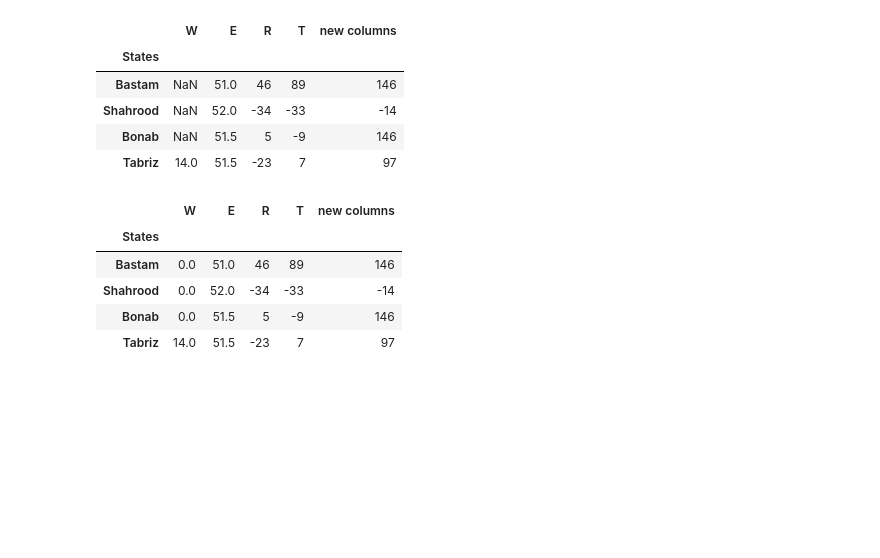
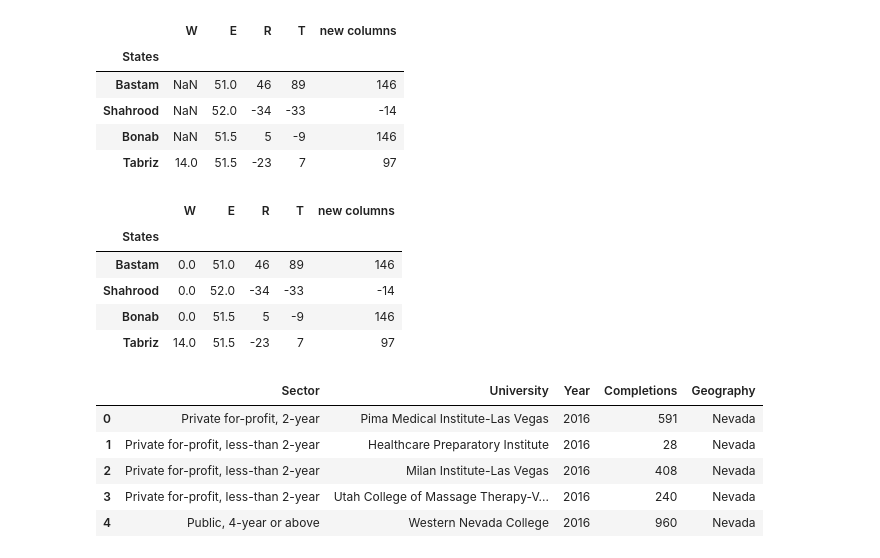
Before and after one commit to YasinRezvani/Python_Learning_Practice_Notebooks, a Jupyter notebook: Exercise Notebooks/Playing_With_Pandas_Library.ipynb, the cells around one changed output. Saved outputs shown, nothing was run; the diff lists cells and outputs as text; code cells hidden in the pictures; blank space fills up the shorter version.

```diff
--- a/Exercise Notebooks/Playing_With_Pandas_Library.ipynb
+++ b/Exercise Notebooks/Playing_With_Pandas_Library.ipynb
@@ -333,0 +336,9 @@ df
+# %%
+df_csv.head()
+# %% [output]
+|  | Sector | University | Year | Completions | Geography |
+| 0 | Private for-profit, 2-year | Pima Medical Institute-Las Vegas | 2016 | 591 | Nevada |
+| 1 | Private for-profit, less-than 2-year | Healthcare Preparatory Institute | 2016 | 28 | Nevada |
+| 2 | Private for-profit, less-than 2-year | Milan Institute-Las Vegas | 2016 | 408 | Nevada |
+| 3 | Private for-profit, less-than 2-year | Utah College of Massage Therapy-V... | 2016 | 240 | Nevada |
+| 4 | Public, 4-year or above | Western Nevada College | 2016 | 960 | Nevada |
```
Also changed, not shown: parts of 4 cells of this notebook.
